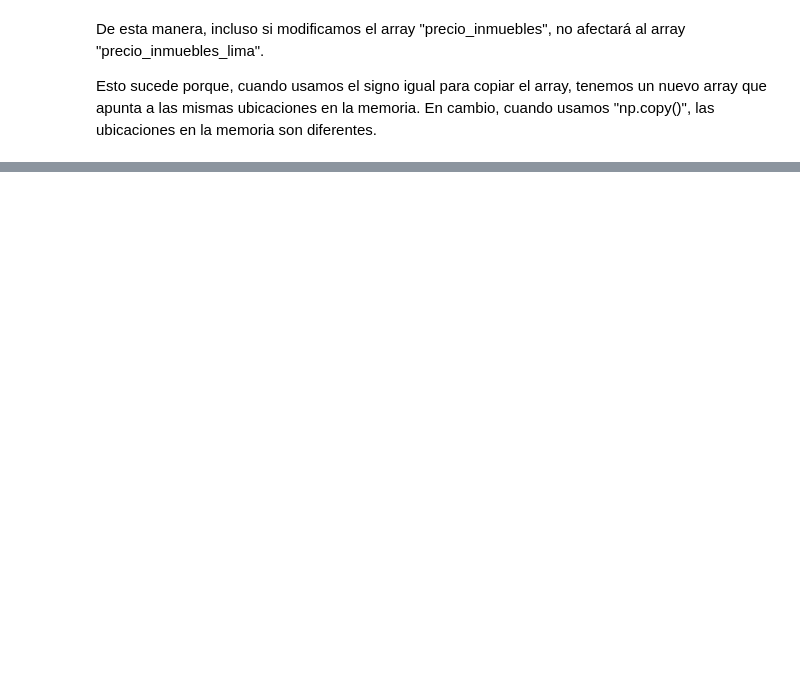
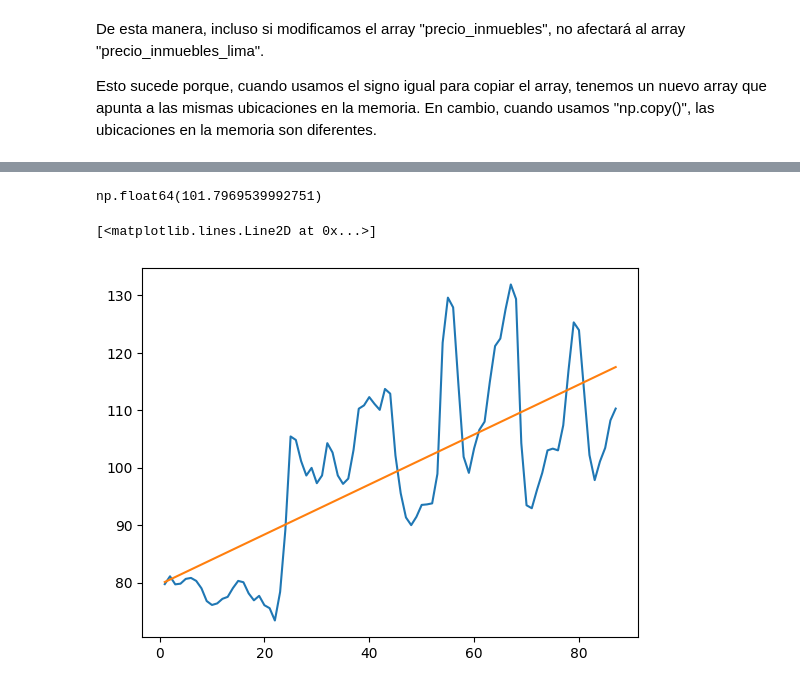
Before and after one commit to evs-11/Numpy-analisis-numerico-eficiente, a Jupyter notebook: Numpy.ipynb, the cells around one changed output, grey strips where cells are left out. Cells and saved outputs as stored; diff of their text form; code cells hidden in the pictures; blank space fills up the shorter version.

```diff
--- a/Numpy.ipynb
+++ b/Numpy.ipynb
@@ -429,0 +454,5 @@ Esto sucede porque, cuando usamos el signo igual para copiar el array, tenemos u
+# %%
+#Definimos los valores
+n = np.size(Moscu)     # n es el tamaño de los precios
+y = Moscu              # precios en la ciudad de Moscu
+x = fechas
@@ -429,0 +461,3 @@ Esto sucede porque, cuando usamos el signo igual para copiar el array, tenemos u
+# %%
+# alpha = n por numpy suma...
+a = (n*np.sum(x*y)-np.sum(x)*np.sum(y))/(n*np.sum(x**2) - np.sum(x)**2)
@@ -429,0 +466,3 @@ Esto sucede porque, cuando usamos el signo igual para copiar el array, tenemos u
+# %%
+# beta = el promedio...
+b = np.mean(y)-a*np.mean(x)
@@ -429,0 +474,3 @@ Esto sucede porque, cuando usamos el signo igual para copiar el array, tenemos u
+# %%
+#hayamos el valor de Y
+y = a*x + b
@@ -429,0 +498,14 @@ Esto sucede porque, cuando usamos el signo igual para copiar el array, tenemos u
+# %%
+#Lo hacemos con el valor hallado de 'y' como intersección
+
+np.linalg.norm(Moscu -y)
+# %% [output]
+np.float64(101.7969539992751)
+# %%
+# volvemos a hacer el gráfico, esta es la que mejor define el conjunto de los datos para los precios de los kg. de manzanas
+
+plt.plot(fechas,Moscu)
+plt.plot(x,y)
+# %% [output]
+[<matplotlib.lines.Line2D at 0x...>]
+[figure, added]
```
Also changed, not shown: parts of 43 cells of this notebook.
